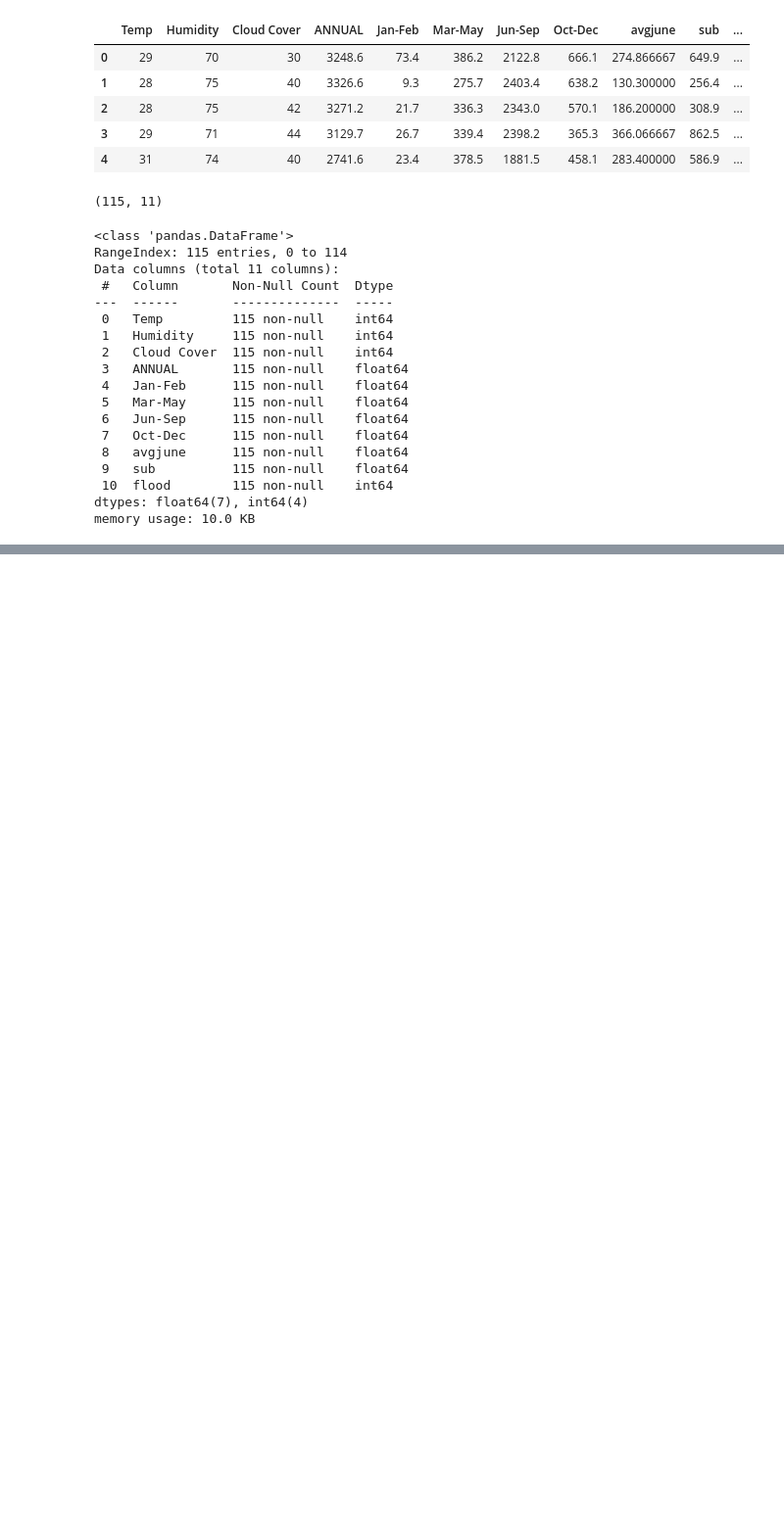
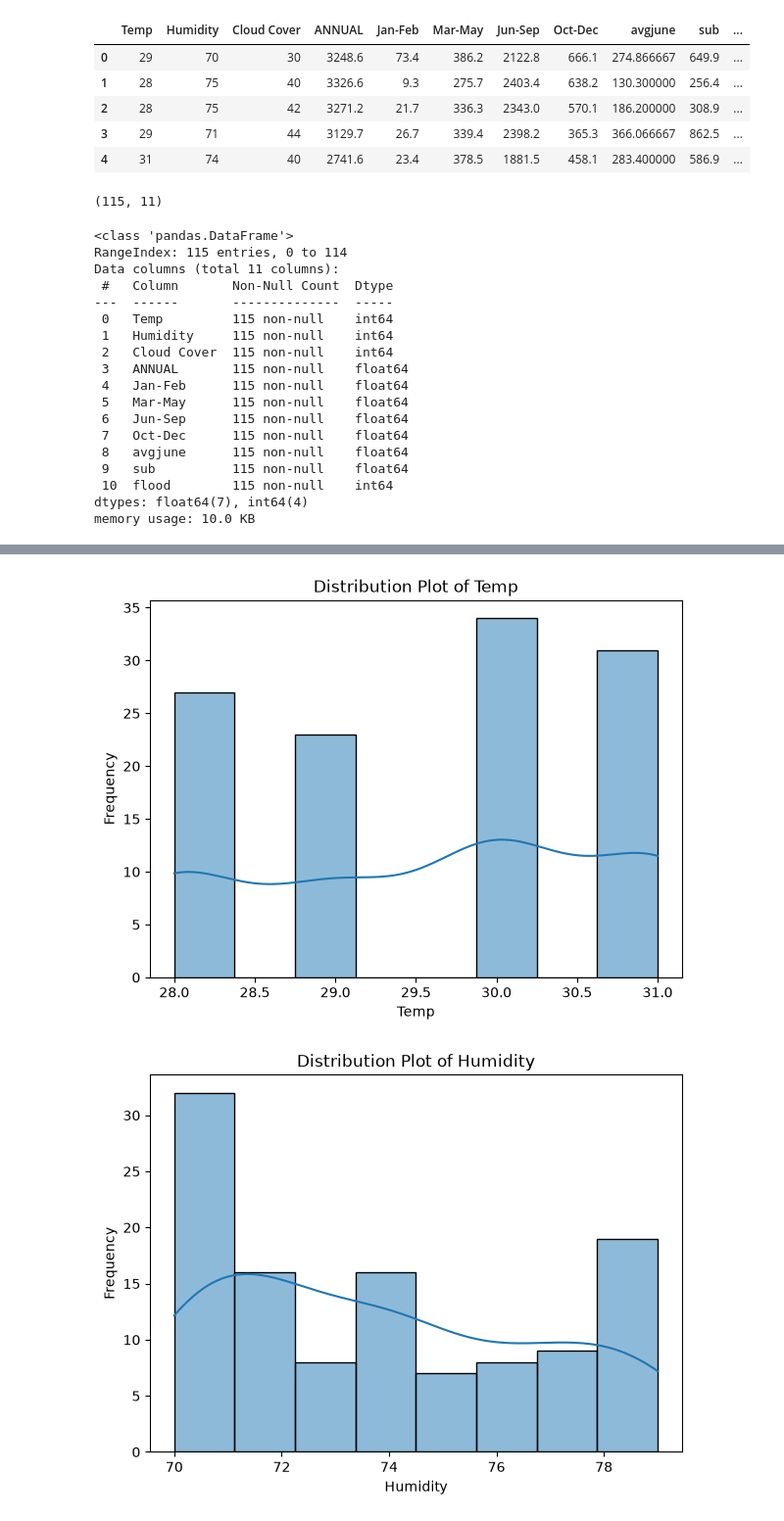
Before and after one commit to doprajnasai/Flood-Prediction-System, a Jupyter notebook: notebooks/Flood_Prediction.ipynb, the cells around one changed output, grey strips where cells are left out. Shown at 98% size. Drawn from its saved outputs; the diff is of its cells as text; code cells hidden in the pictures; blank space fills up the shorter version.

Commit message:
Phase 2: Completed univariate analysis

```diff
--- a/notebooks/Flood_Prediction.ipynb
+++ b/notebooks/Flood_Prediction.ipynb
@@ -74,3 +74,36 @@ dataset.describe()
 | 50% | 30.000000 | 74.000000 | 36.000000 | 2937.500000 | 20.500000 | 342.000000 | 1948.700000 | 501.500000 | 211.033333 | 430.600000 | ... |
 | 75% | 31.000000 | 76.000000 | 40.000000 | 3164.100000 | 41.600000 | 442.300000 | 2242.900000 | 584.550000 | 263.833333 | 577.650000 | ... |
 | max | 31.000000 | 79.000000 | 44.000000 | 4257.800000 | 98.100000 | 915.200000 | 3451.300000 | 823.300000 | 366.066667 | 982.700000 | ... |
+# %%
+# ==========================================
+# Univariate Analysis - Distribution Plots
+# ==========================================
+
+columns = [
+    "Temp",
+    "Humidity",
+    "Cloud Cover",
+    "ANNUAL",
+    "Jan-Feb",
+    "Mar-May",
+    "Jun-Sep",
+    "Oct-Dec",
+    "avgjune",
+    "sub"
+]
+for column in columns:
+
+    plt.figure(figsize=(7,5))
+
+    sns.histplot(dataset[column], kde=True)
+
+    plt.title(f"Distribution Plot of {column}")
+
+    plt.xlabel(column)
+
+    plt.ylabel("Frequency")
+
+    plt.show()
+# %% [output]
+[figure, added]
+[figure, added]
```
Also changed, not shown: parts of 1 cell of this notebook.
